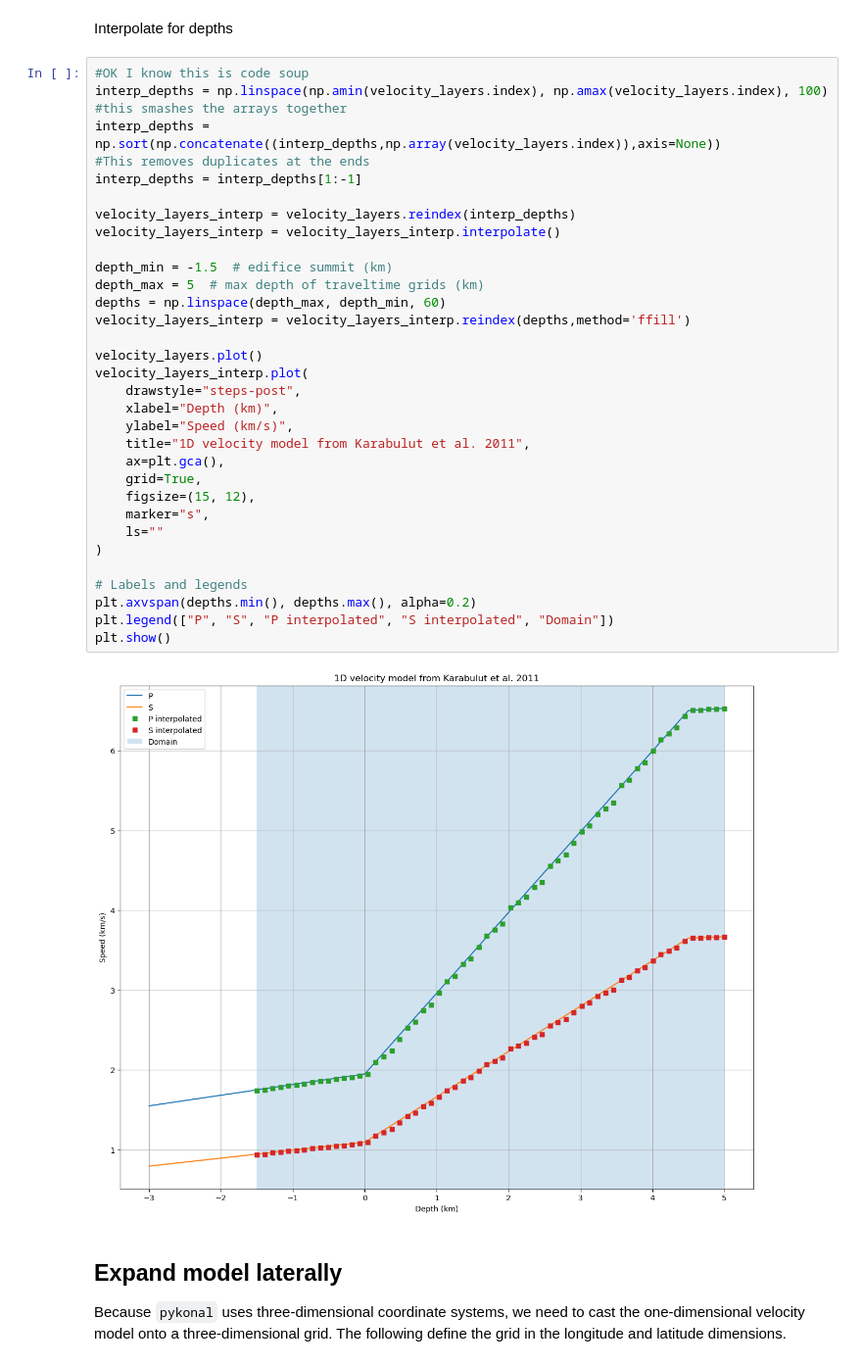
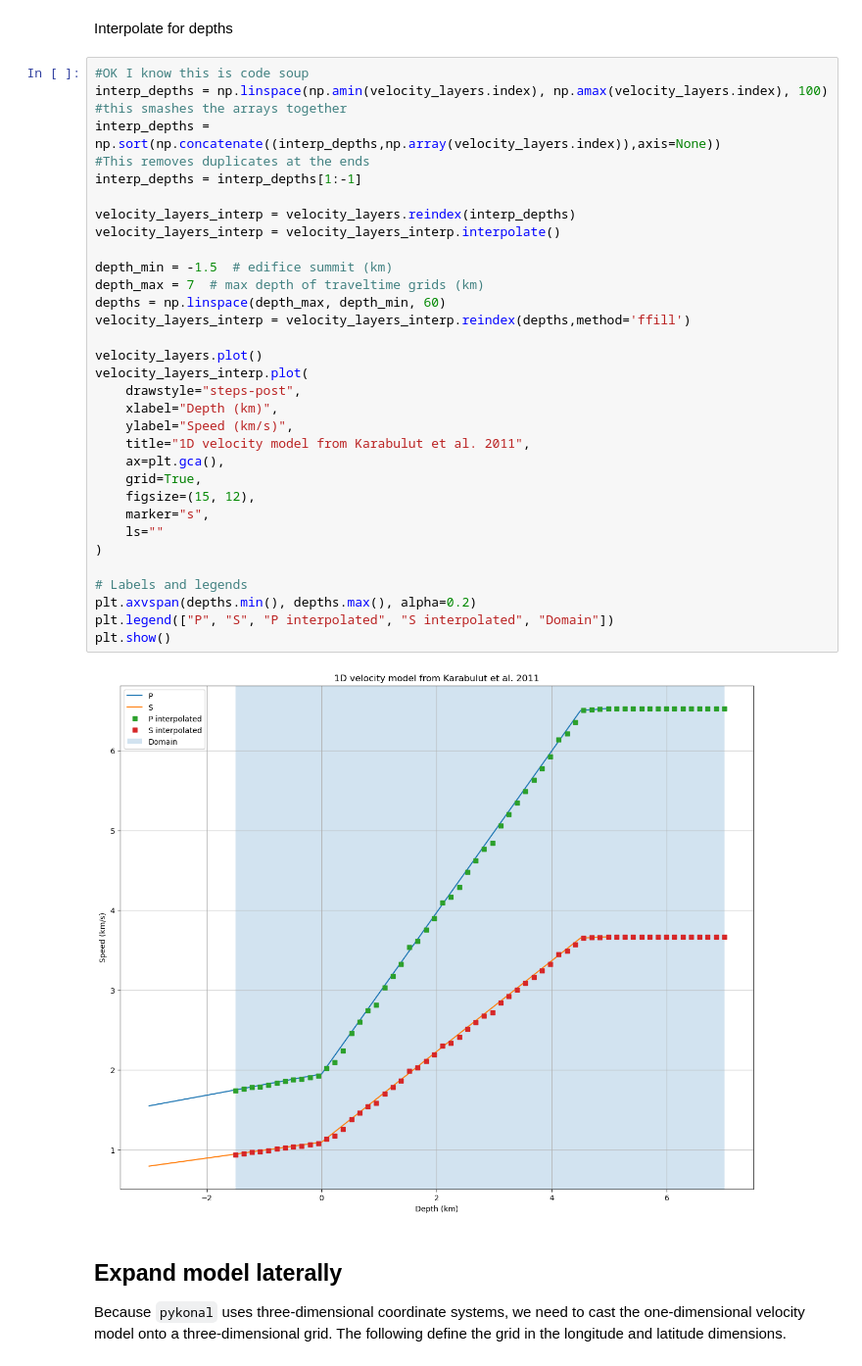
Before and after one commit to brendan-mills/Galapagos-Thesis, a Jupyter notebook: localize_SN.ipynb, the cells around one changed output. Shown at 98% size. Drawn from its saved outputs; the diff is of its cells as text.

```diff
--- a/localize_SN.ipynb
+++ b/localize_SN.ipynb
@@ -282,35 +283,35 @@ interp_depths = np.linspace(np.amin(velocity_layers.index), np.amax(velocity_lay
 #this smashes the arrays together
 interp_depths = np.sort(np.concatenate((interp_depths,np.array(velocity_layers.index)),axis=None))
 #This removes duplicates at the ends
 interp_depths = interp_depths[1:-1]
 
 velocity_layers_interp = velocity_layers.reindex(interp_depths)
 velocity_layers_interp = velocity_layers_interp.interpolate()
 
 depth_min = -1.5  # edifice summit (km)
-depth_max = 5  # max depth of traveltime grids (km)
+depth_max = 7  # max depth of traveltime grids (km)
 depths = np.linspace(depth_max, depth_min, 60)
 velocity_layers_interp = velocity_layers_interp.reindex(depths,method='ffill')
 
 velocity_layers.plot()
 velocity_layers_interp.plot(
     drawstyle="steps-post",
     xlabel="Depth (km)",
     ylabel="Speed (km/s)",
     title="1D velocity model from Karabulut et al. 2011",
     ax=plt.gca(),
     grid=True,
     figsize=(15, 12),
     marker="s",
     ls=""
 )
 
 # Labels and legends
 plt.axvspan(depths.min(), depths.max(), alpha=0.2)
 plt.legend(["P", "S", "P interpolated", "S interpolated", "Domain"])
 plt.show()
 # %% [output]
-[figure, old version]
+[figure, new version]
 # %% [markdown]
 ## Expand model laterally
 
```
Also changed, not shown: parts of 5 cells of this notebook, 7 other files.
